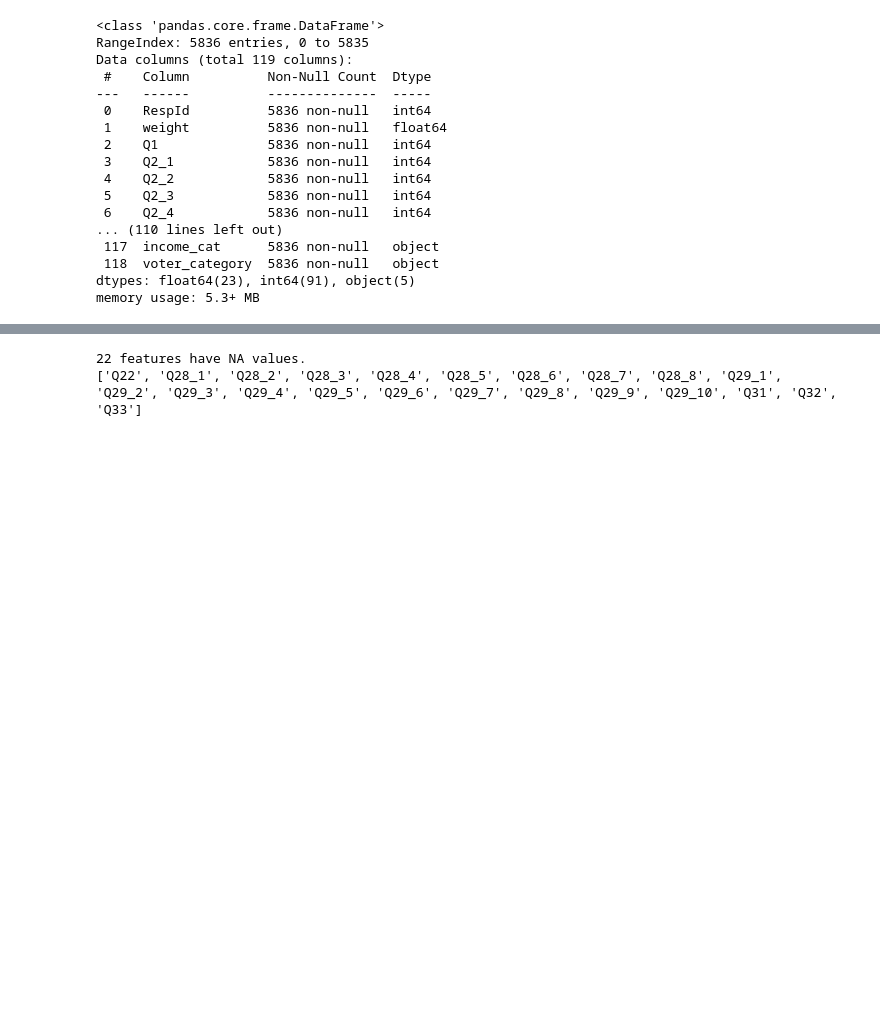
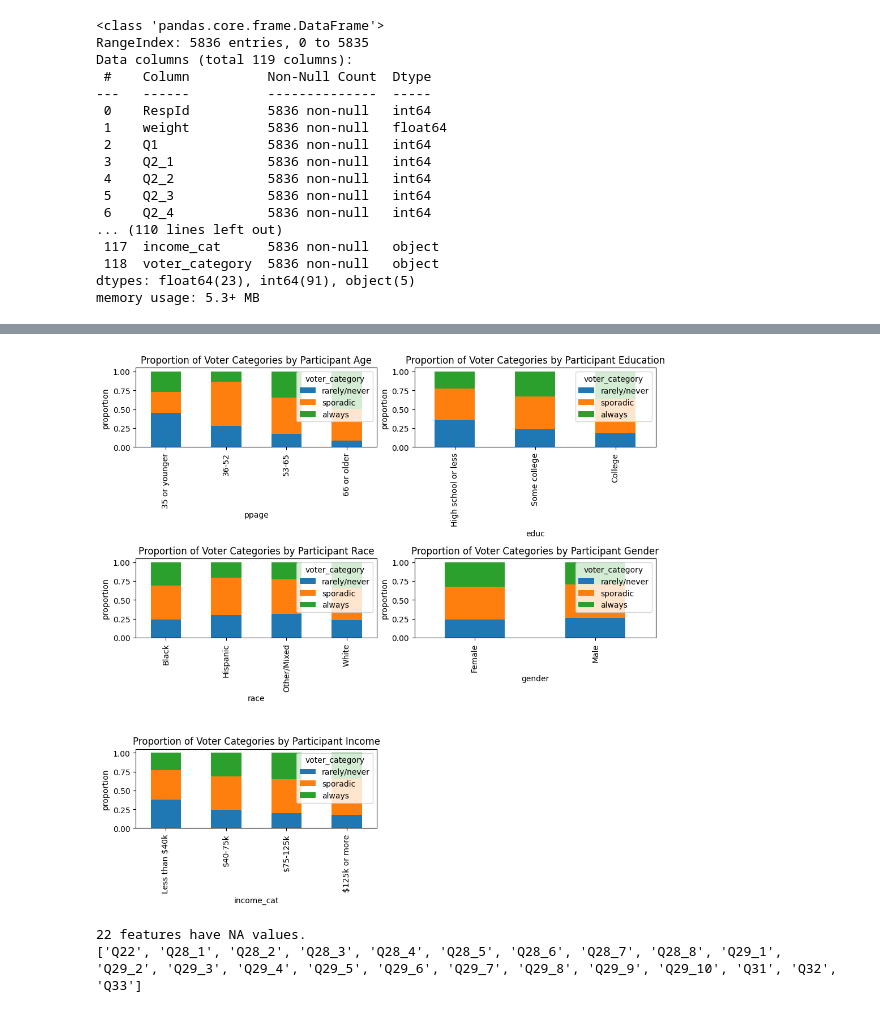
Before and after one commit to julietlawton/Predicting-Voting-Behavior, a Jupyter notebook: predicting_voting_behavior.ipynb, the cells around one changed output, grey strips where cells are left out. Drawn from its saved outputs; the diff is of its cells as text; code cells hidden in the pictures; blank space fills up the shorter version.

```diff
--- a/predicting_voting_behavior.ipynb
+++ b/predicting_voting_behavior.ipynb
@@ -162,3 +168,37 @@ freq     1637     2330   3710   2940       1628
+# %%
+# Examine voter demographics compared to voter category
+fig, ax = plt.subplots(3, 2, figsize=(10, 10))
+voter_demographics.groupby(['ppage', 'voter_category']).size().unstack().apply(
+    lambda x: x / x.sum(), axis=1).plot(ax=ax[0, 0], kind='bar', stacked=True)
+ax[0, 0].set_title('Proportion of Voter Categories by Participant Age')
+ax[0, 0].set_ylabel('proportion')
+
+voter_demographics.groupby(['educ', 'voter_category']).size().unstack().apply(
+    lambda x: x / x.sum(), axis=1).plot(ax=ax[0, 1], kind='bar', stacked=True)
+ax[0, 1].set_title('Proportion of Voter Categories by Participant Education')
+ax[0, 1].set_ylabel('proportion')
+
+voter_demographics.groupby(['race', 'voter_category']).size().unstack().apply(
+    lambda x: x / x.sum(), axis=1).plot(ax=ax[1, 0], kind='bar', stacked=True)
+ax[1, 0].set_title('Proportion of Voter Categories by Participant Race')
+ax[1, 0].set_ylabel('proportion')
+
+voter_demographics.groupby(['gender', 'voter_category']).size().unstack().apply(
+    lambda x: x / x.sum(), axis=1).plot(ax=ax[1, 1], kind='bar', stacked=True)
+ax[1, 1].set_title('Proportion of Voter Categories by Participant Gender')
+ax[1, 1].set_ylabel('proportion')
+
+voter_demographics.groupby(['income_cat', 'voter_category']).size().unstack().apply(
+    lambda x: x / x.sum(), axis=1).plot(ax=ax[2, 0], kind='bar', stacked=True)
+ax[2, 0].set_title('Proportion of Voter Categories by Participant Income')
+ax[2, 0].set_ylabel('proportion')
+
+ax[2, 1].axis('off')
+
+plt.tight_layout()
+plt.show()
+# %% [output]
+[figure, added]
 # %%
 # Perform one-hot encoding on race column since it is not binary and not ordinal
 non_voters = pd.concat([non_voters, pd.get_dummies(non_voters['race'])], axis=1)
```
Also changed, not shown: parts of 12 cells of this notebook, 1 other file.
